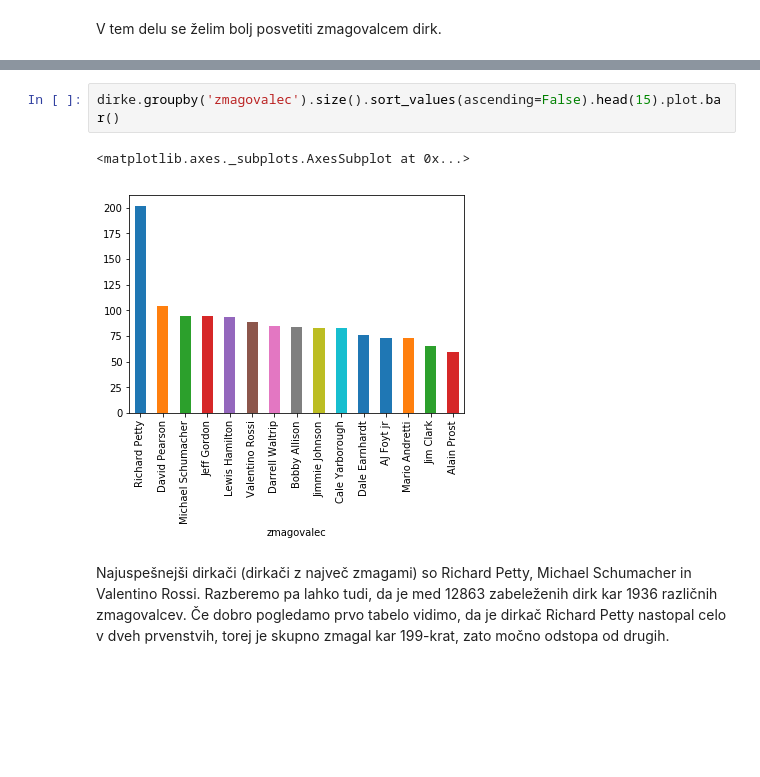
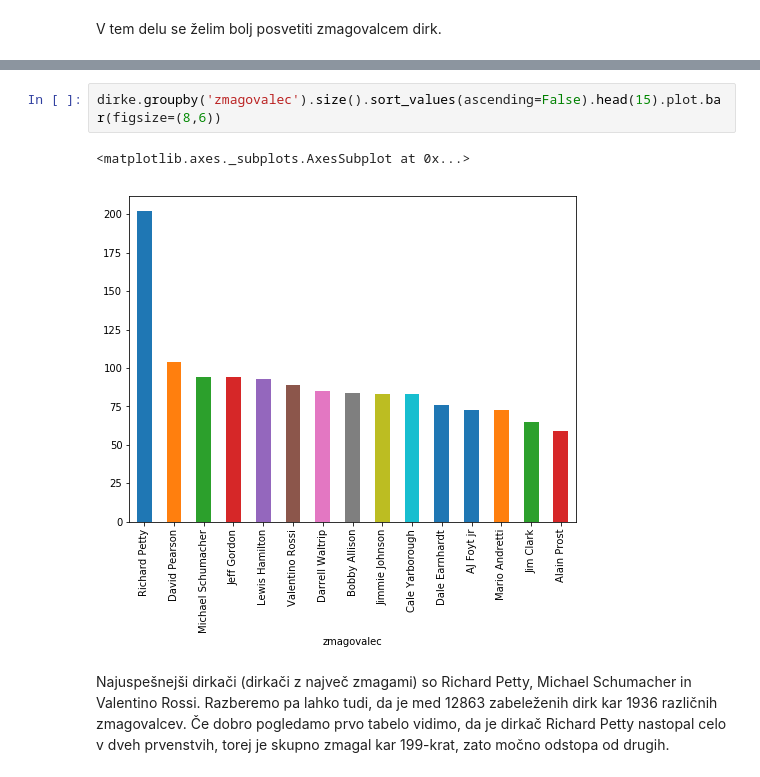
Before and after one commit to spelapetan/Avto-moto-sport-dirke, a Jupyter notebook: Analiza podatkov avto-moto dirk.ipynb, the cells around one changed output, grey strips where cells are left out. Saved outputs shown, nothing was run; the diff lists cells and outputs as text; blank space fills up the shorter version.

```diff
--- a/Analiza podatkov avto-moto dirk.ipynb
+++ b/Analiza podatkov avto-moto dirk.ipynb
@@ -180,10 +181,10 @@ Kazuya Oshima              F3 Euroseries                                 1
 &quot;Alfred Levegh&quot;  Leonce Girardot                               1
 Length: 3553, dtype: int64
 # %%
-dirke.groupby('zmagovalec').size().sort_values(ascending=False).head(15).plot.bar()
+dirke.groupby('zmagovalec').size().sort_values(ascending=False).head(15).plot.bar(figsize=(8,6))
 # %% [output]
 <matplotlib.axes._subplots.AxesSubplot at 0x...>
-[figure, old version]
+[figure, new version]
 # %% [markdown]
 Najuspešnejši dirkači (dirkači z največ zmagami) so Richard Petty, Michael Schumacher in Valentino Rossi. Razberemo pa lahko tudi, da je med 12863 zabeleženih dirk kar 1936 različnih zmagovalcev. Če dobro pogledamo prvo tabelo vidimo, da je dirkač Richard Petty nastopal celo v dveh prvenstvih, torej je skupno zmagal kar 199-krat, zato močno odstopa od drugih.
 # %%
```
Also changed, not shown: parts of 13 cells of this notebook.
